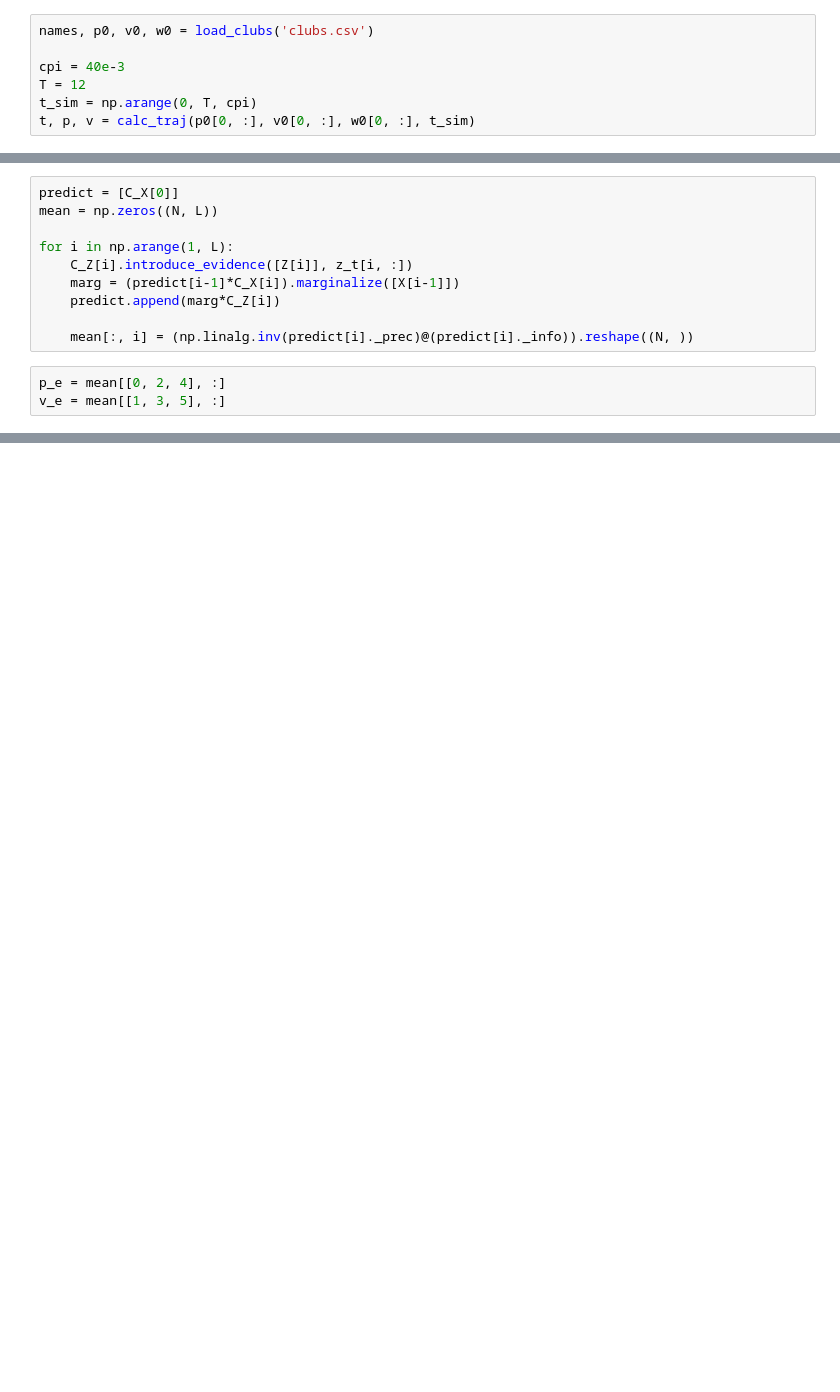
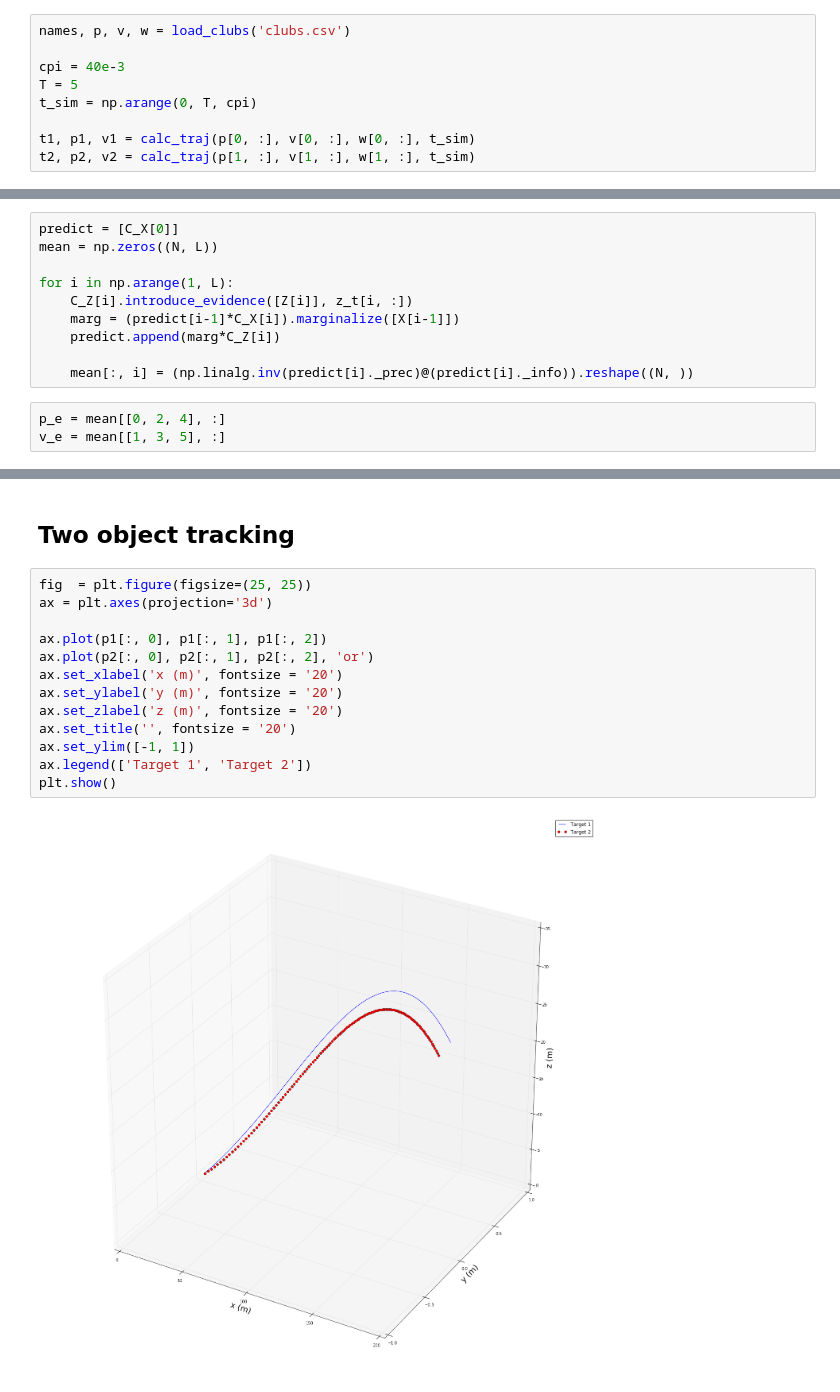
Before and after one commit to scjrobertson/xRange, a Jupyter notebook: tracking/tracking.ipynb, the cells around one changed output, grey strips where cells are left out. Saved outputs shown, nothing was run; the diff lists cells and outputs as text; blank space fills up the shorter version.

```diff
--- a/tracking/tracking.ipynb
+++ b/tracking/tracking.ipynb
@@ -29,10 +23,12 @@ np.set_printoptions(precision=3)
 # %%
-names, p0, v0, w0 = load_clubs('clubs.csv')
+names, p, v, w = load_clubs('clubs.csv')
 
 cpi = 40e-3
-T = 12
+T = 5
 t_sim = np.arange(0, T, cpi)
-t, p, v = calc_traj(p0[0, :], v0[0, :], w0[0, :], t_sim)
+
+t1, p1, v1 = calc_traj(p[0, :], v[0, :], w[0, :], t_sim)
+t2, p2, v2 = calc_traj(p[1, :], v[1, :], w[1, :], t_sim)
 # %%
 sensor_locations = np.array([[-10, 28.5, 1], [-15, 30.3, 3],
                              [200, 30, 1.5], [220, -31, 2],
@@ -134,0 +161,17 @@ plt.show()
+# %% [markdown]
+## Two object tracking
+# %%
+fig  = plt.figure(figsize=(25, 25))
+ax = plt.axes(projection='3d')
+
+ax.plot(p1[:, 0], p1[:, 1], p1[:, 2])
+ax.plot(p2[:, 0], p2[:, 1], p2[:, 2], 'or')
+ax.set_xlabel('x (m)', fontsize = '20')
+ax.set_ylabel('y (m)', fontsize = '20')
+ax.set_zlabel('z (m)', fontsize = '20')
+ax.set_title('', fontsize = '20')
+ax.set_ylim([-1, 1])
+ax.legend(['Target 1', 'Target 2'])
+plt.show()
+# %% [output]
+[figure, added]
```
Also changed, not shown: parts of 18 cells of this notebook, 7 other files.
